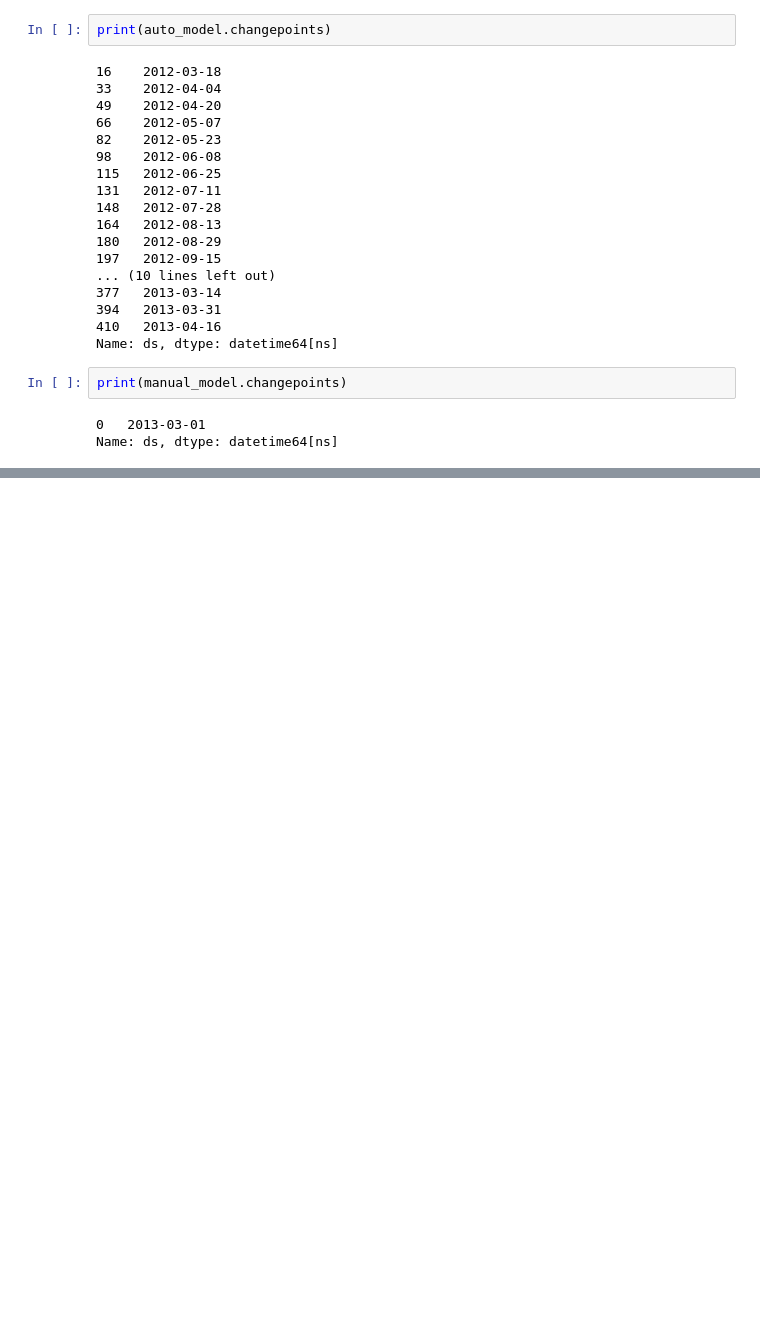
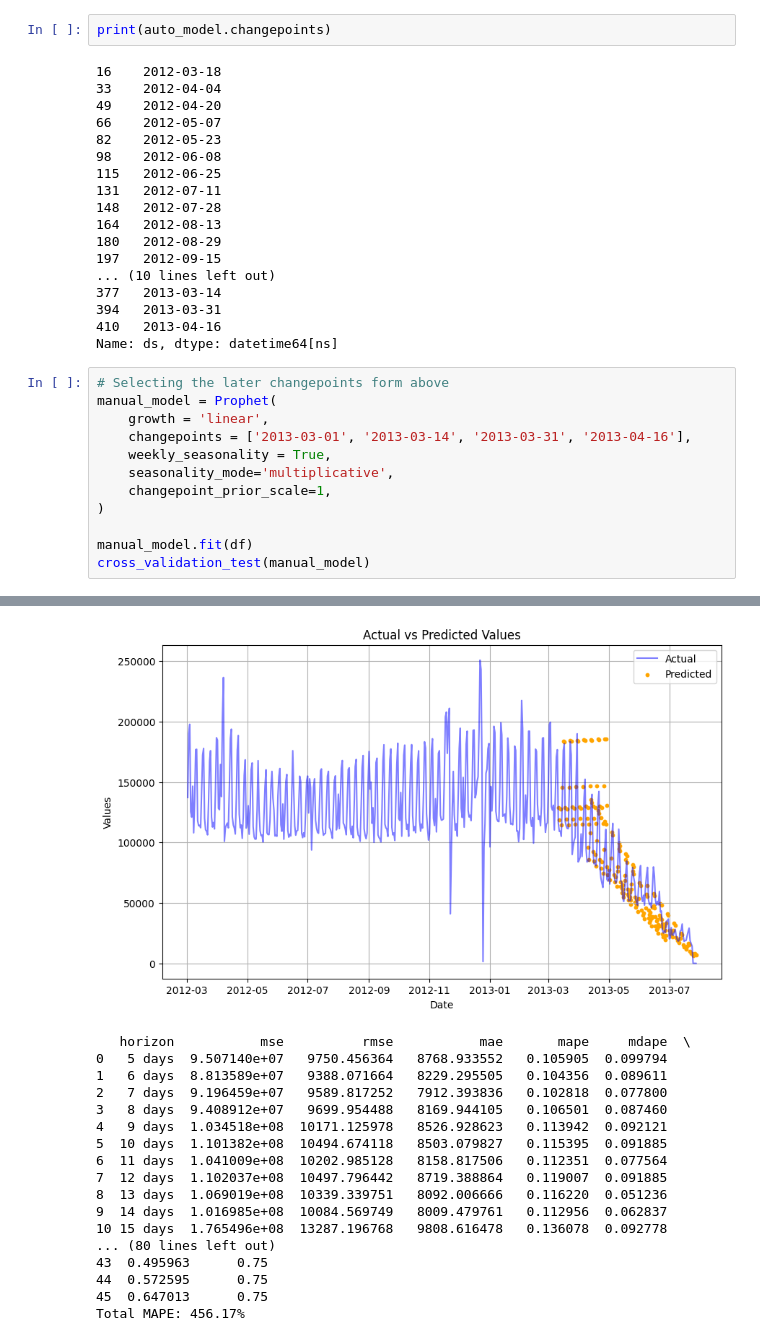
Before and after one commit to MikkelEndresen/time_series_forecasting, a Jupyter notebook: prophet_changepoint.ipynb, the cells around one changed output, grey strips where cells are left out. Cells and saved outputs as stored; diff of their text form; blank space fills up the shorter version.

```diff
--- a/prophet_changepoint.ipynb
+++ b/prophet_changepoint.ipynb
@@ -296,8 +318,16 @@ print(auto_model.changepoints)
 394   2013-03-31
 410   2013-04-16
 Name: ds, dtype: datetime64[ns]
-# %%
-print(manual_model.changepoints)
-# %% [output]
-0   2013-03-01
-Name: ds, dtype: datetime64[ns]
+# %%
+# Selecting the later changepoints form above
+manual_model = Prophet(
+    growth = 'linear',
+    changepoints = ['2013-03-01', '2013-03-14', '2013-03-31', '2013-04-16'],
+    weekly_seasonality = True,
+    seasonality_mode='multiplicative',
+    changepoint_prior_scale=1,
+)
+
+manual_model.fit(df)
+cross_validation_test(manual_model)
+# %% [output]
@@ -303,0 +349,18 @@ Name: ds, dtype: datetime64[ns]
+[figure, added]
+   horizon           mse          rmse           mae       mape     mdape  \
+0   5 days  9.507140e+07   9750.456364   8768.933552   0.105905  0.099794
+1   6 days  8.813589e+07   9388.071664   8229.295505   0.104356  0.089611
+2   7 days  9.196459e+07   9589.817252   7912.393836   0.102818  0.077800
+3   8 days  9.408912e+07   9699.954488   8169.944105   0.106501  0.087460
+4   9 days  1.034518e+08  10171.125978   8526.928623   0.113942  0.092121
+5  10 days  1.101382e+08  10494.674118   8503.079827   0.115395  0.091885
+6  11 days  1.041009e+08  10202.985128   8158.817506   0.112351  0.077564
+7  12 days  1.102037e+08  10497.796442   8719.388864   0.119007  0.091885
+8  13 days  1.069019e+08  10339.339751   8092.006666   0.116220  0.051236
+9  14 days  1.016985e+08  10084.569749   8009.479761   0.112956  0.062837
+10 15 days  1.765496e+08  13287.196768   9808.616478   0.136078  0.092778
+... (80 lines left out)
+43  0.495963      0.75
+44  0.572595      0.75
+45  0.647013      0.75
+Total MAPE: 456.17%
```
Also changed, not shown: parts of 9 cells of this notebook, 1 other file.
